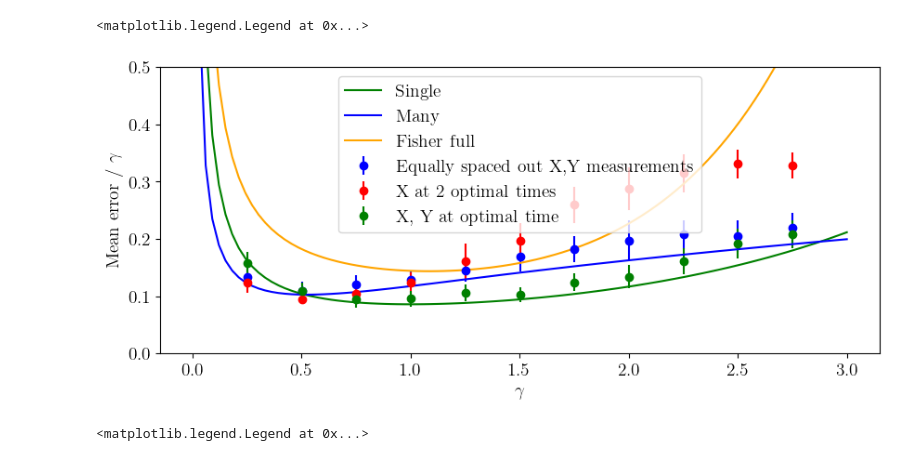
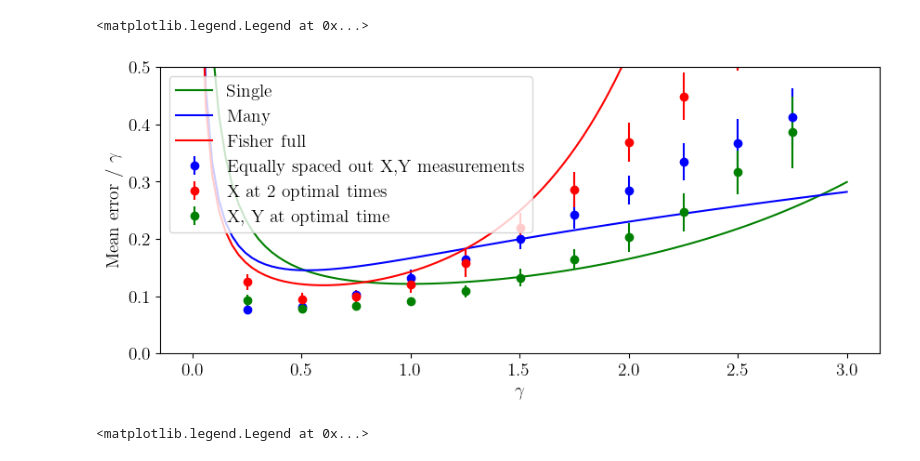
Before and after one commit to Davidkatom/Crosstalk, a Jupyter notebook: Paper/GraphForPaper.ipynb, the cells around one changed output. Drawn from its saved outputs; the diff is of its cells as text; code cells hidden in the pictures.

```diff
--- a/Paper/GraphForPaper.ipynb
+++ b/Paper/GraphForPaper.ipynb
@@ -51,7 +51,8 @@ def rao_bound_complex(T, a, sigma):
     I = 0
     for t in T:
         I += 1 / (sigma ** 2) * t ** 2 * np.exp(-2 * t * a)
-    return 1 / np.sqrt(I)
+    bound = 1 / np.sqrt(I)
+    return bound/a
 
 
 def rao_bound(T, w, a, shots):
@@ -64,9 +65,12 @@ def rao_bound(T, w, a, shots):
     inv = inv.reshape(2,2)
     w_var = np.sqrt(inv[0, 0])
     a_var = np.sqrt(inv[1, 1])
-
-    return np.mean([w_var, a_var])
-
+    #
+    # return w_var
+    return np.mean([w_var/w, a_var/a])
+    # w_var = inv[0, 0]
+    # a_var = inv[1, 1]
+    # return np.sqrt(np.mean([w_var, a_var]))
 
 
 def rao_bound_gausian(T, w, a, sigma):
@@ -95,10 +99,10 @@ def rao_bound_gausian(T, w, a, sigma):
     except:
         return 100
     # inv = np.linalg.inv(f_mat)
-    inv = inv.reshape(2,2)
+    # inv = inv.reshape(2,2)
     w_var = np.sqrt(inv[0, 0])
     a_var = np.sqrt(inv[1, 1])
-    return np.mean([w_var, a_var])
+    return (np.mean([w_var/w, a_var/a]))
 # %%
 import numpy as np
 import pandas as pd
@@ -134,11 +138,11 @@ plt.rc('font', **font)
 # plt.plot(Decay, 100 * np.array(errors_local_median ), linestyle='--', marker='o', color='green', markersize=5,
 #          label='X, Y at non-optimal time')
 
-plt.errorbar(Decay, np.array(errors_uniform_median / Decay), yerr= np.array(errors_uniform_std / Decay),
+plt.errorbar(Decay, np.array(errors_uniform_median), yerr= np.array(errors_uniform_std),
              fmt='o', color='blue', label='Equally spaced out X,Y measurements')
-plt.errorbar(Decay, np.array(errors_fisher_median / Decay), yerr= np.array(errors_fisher_std / Decay),
+plt.errorbar(Decay, np.array(errors_fisher_median), yerr= np.array(errors_fisher_std ),
              fmt='o', color='red', label='X at 2 optimal times')
-plt.errorbar(Decay,  np.array(errors_local_median / Decay), yerr= np.array(errors_local_std / Decay), fmt='o',
+plt.errorbar(Decay,  np.array(errors_local_median), yerr= np.array(errors_local_std ), fmt='o',
              color='green', label='X, Y at optimal time')
 
 # Scatter points for 75th percentiles
@@ -152,47 +156,47 @@ t = 1
 t_fisher = [0.4439410861020235, 1.784695781691183]
 T_many = np.linspace(0, t_max, samples)
 
-sigma_single = 1 / np.sqrt(N)
-sigma_many = 1 / np.sqrt(N / samples)
-sigma_fisher = 1 / np.sqrt(N / 2)
+sigma_single = 1 / np.sqrt(N / 2)
+sigma_many = 1 / np.sqrt(N / (samples*2))
+sigma_fisher = 1 / np.sqrt(N/2)
 Gamma = np.linspace(0, 3, 100)
 
 error_single = []
 error_many = []
 error_fisher = []
 error_fisher_full = []
 for g in Gamma:
+    g =g
+    error_single.append(rao_bound_complex([t], g, sigma_single))
+    error_many.append(rao_bound_complex(T_many, g, sigma_many))
+    error_fisher.append(rao_bound_gausian(t_fisher, 1, g, sigma_fisher))
+    error_fisher_full.append(rao_bound(t_fisher, 1, g, [N/2, N/2]))
 
-
-    error_single.append(1 / g * rao_bound_complex([t], g, sigma_single))
-    error_many.append(1 / g * rao_bound_complex(T_many, g, sigma_many))
-    error_fisher.append(1/g  * rao_bound_gausian(t_fisher, 1, g, sigma_fisher))
-    error_fisher_full.append(1/g  * rao_bound(t_fisher, 1, g, [N/2, N/2]))
 plt.plot(Gamma, error_single, label='Single', color='green')
 plt.plot(Gamma, error_many, label='Many', color='blue')
-# plt.plot(Gamma, error_fisher, label='Fisher', color = 'red')
-plt.plot(Gamma, error_fisher_full, label='Fisher full', color = 'orange')
+# plt.plot(Decay, error_fisher, label='Fisher', color = 'orange')
+plt.plot(Gamma, error_fisher_full, label='Fisher full', color = 'red')
 # plt.plot(T, ratio, label='Ratio single/many')
 # plt.plot(T, np.ones(samples), label='1')
 # plt.ylim([0,0.2])
 
 
 ###
 
 # plt.title(f'Shots={Decay} ')
 plt.xlabel('$\gamma$')
 plt.ylabel('Mean error / $\gamma$')
 plt.grid()
 # plt.yscale('log')
 # plt.xscale('log')
 # plt.xlim([0, 2.52])
 plt.ylim([0,0.5])
 plt.grid()
 
 plt.legend()
 # %% [output]
 <matplotlib.legend.Legend at 0x...>
-[figure, old version]
+[figure, new version]
 # %%
 import numpy as np
 import pandas as pd
```
Also changed, not shown: 4 other files.
